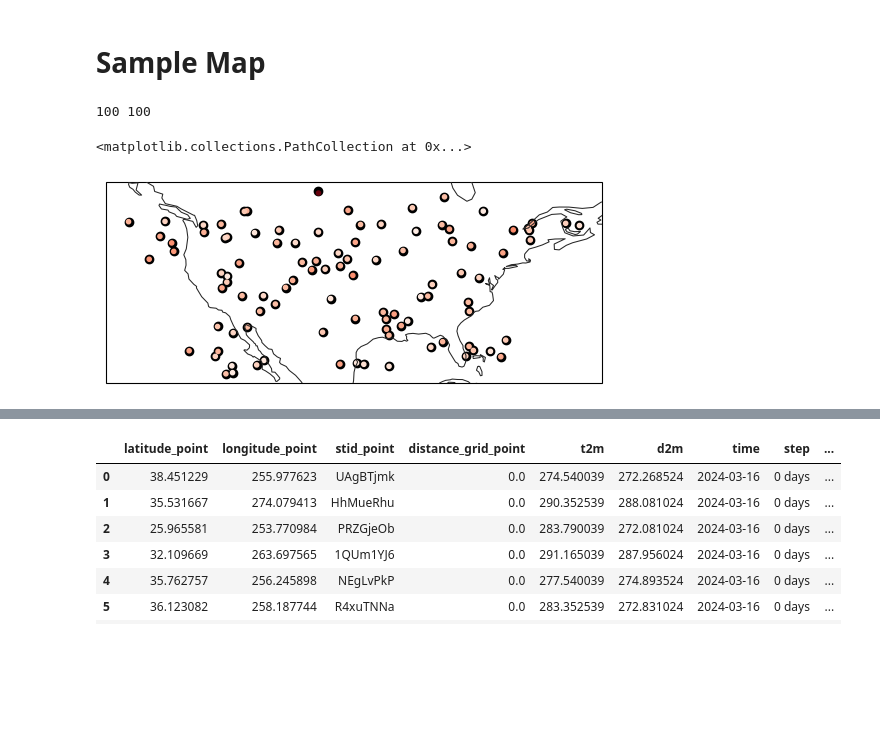
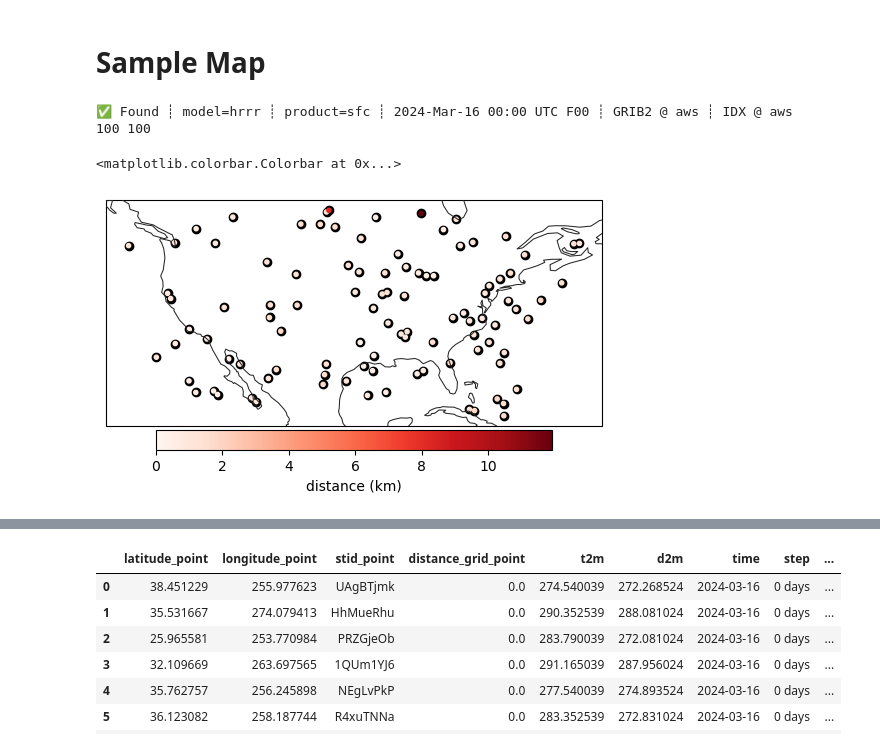
Before and after one commit to blaylockbk/Herbie, a Jupyter notebook: docs/user_guide/_bonus_notebooks/BallTree.ipynb, the cells around one changed output, grey strips where cells are left out. Saved outputs shown, nothing was run; the diff lists cells and outputs as text; code cells hidden in the pictures; blank space fills up the shorter version.

```diff
--- a/docs/user_guide/_bonus_notebooks/BallTree.ipynb
+++ b/docs/user_guide/_bonus_notebooks/BallTree.ipynb
@@ -424,35 +632,43 @@ plt.legend()
 # %% [markdown]
 # Sample Map
 # %%
+H = Herbie("2024-03-16 00:00", model="hrrr")
+ds = H.xarray(":(?:TMP|DPT):2 m ", remove_grib=False)
+
+
 ax = EasyMap().ax
 
 n = 100
 points = (
     ds[["latitude", "longitude"]]
     .to_dataframe()[["latitude", "longitude"]]
     .sample(n)
     .reset_index(drop=True)
 )
-points += 0.5
+points += 0.1
 points["stid"] = [generate_random_string() for _ in range(n)]
 
 a = nearest_neighbor(ds, points)
 
 print(len(points), len(a))
 
 # ax.pcolormesh(ds.longitude, ds.latitude, ds.t2m)
 ax.scatter(points.longitude, points.latitude, c="k", label="Requested Point")
-ax.scatter(
+art = ax.scatter(
     a.longitude,
     a.latitude,
     c=a.distance_grid_point,
     marker=".",
     label="Matched Grid Point",
     cmap="Reds",
     vmin=0,
-    vmax=5,
 )
+
+plt.colorbar(
+    art, ax=ax, label="distance (km)", orientation="horizontal", pad=0.01, shrink=0.8
+)
 # %% [output]
+✅ Found ┊ model=hrrr ┊ product=sfc ┊ 2024-Mar-16 00:00 UTC F00 ┊ GRIB2 @ aws ┊ IDX @ aws
 100 100
-<matplotlib.collections.PathCollection at 0x...>
+<matplotlib.colorbar.Colorbar at 0x...>
-[figure, old version]
+[figure, new version]
```
Also changed, not shown: parts of 23 cells of this notebook, 1 other file.
